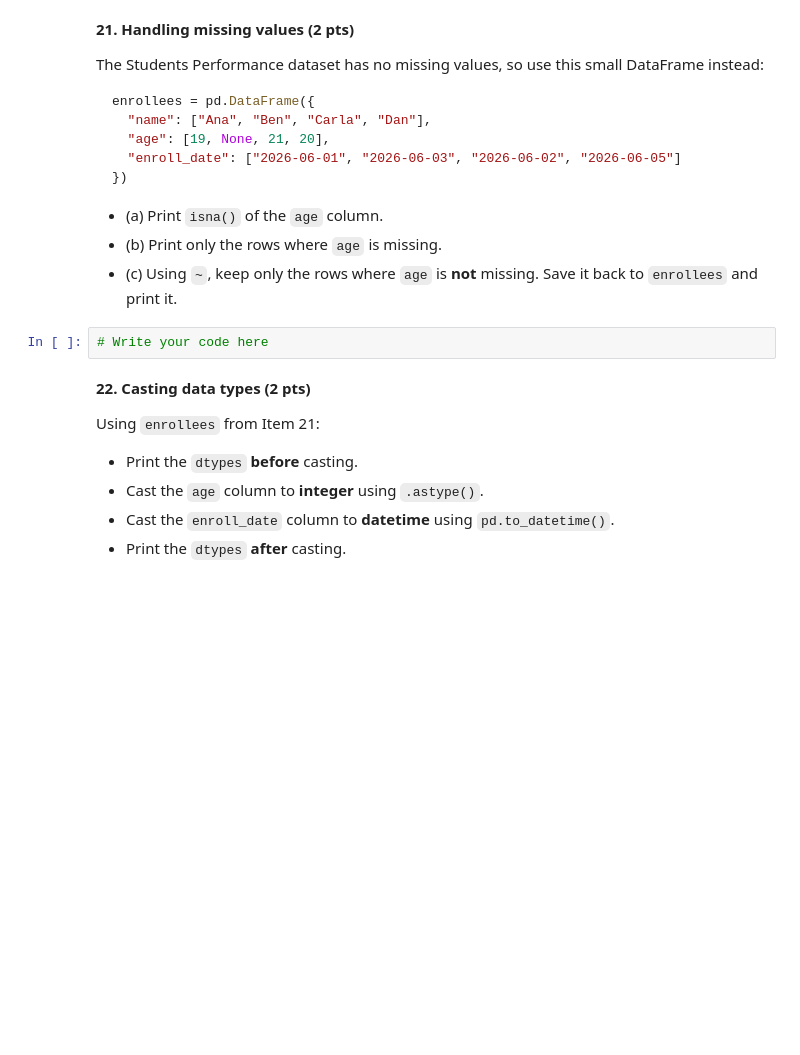
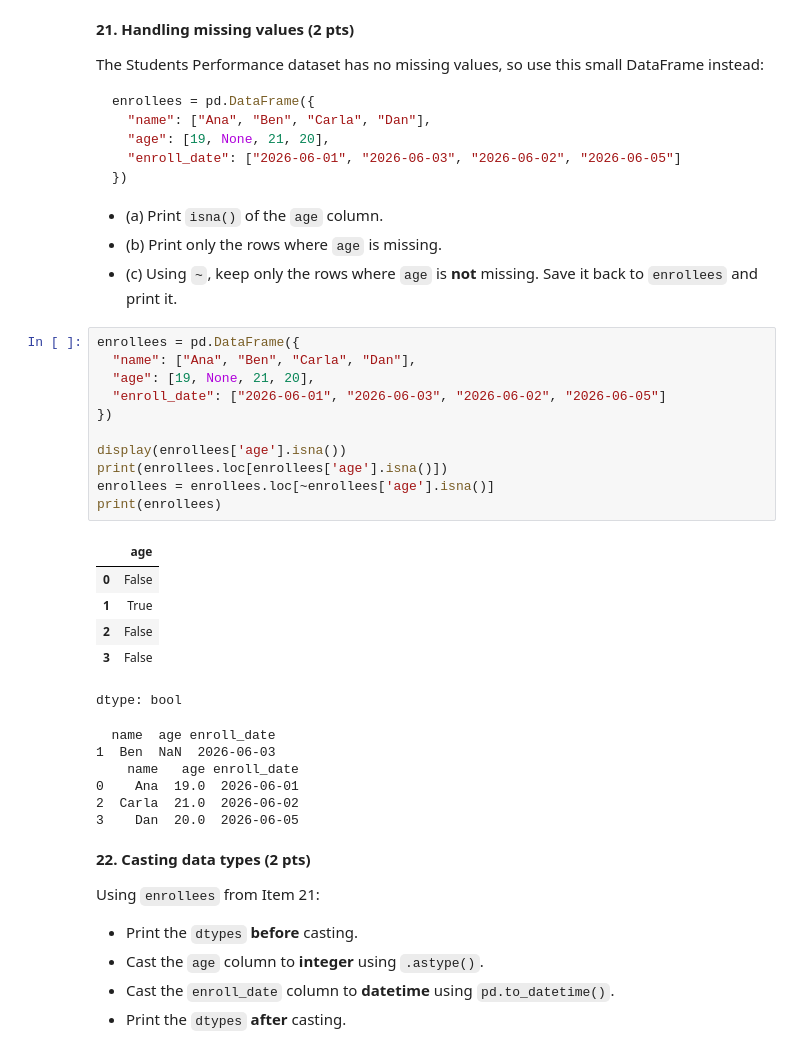
Before and after one commit to jp-dotosme/CCDATSCL-COM231ML-Dotosme, a Jupyter notebook: Exercise_2_DOTOSME_COM231ML.ipynb, the cells around one changed output. Drawn from its saved outputs; the diff is of its cells as text; blank space fills up the shorter version.

```diff
--- a/Exercise_2_DOTOSME_COM231ML.ipynb
+++ b/Exercise_2_DOTOSME_COM231ML.ipynb
@@ -280,8 +539,30 @@ enrollees = pd.DataFrame({
 - (a) Print `isna()` of the `age` column.
 - (b) Print only the rows where `age` is missing.
 - (c) Using `~`, keep only the rows where `age` is **not** missing. Save it back to `enrollees` and print it.
-# %%
-# Write your code here
+# %%
+enrollees = pd.DataFrame({
+  "name": ["Ana", "Ben", "Carla", "Dan"],
+  "age": [19, None, 21, 20],
+  "enroll_date": ["2026-06-01", "2026-06-03", "2026-06-02", "2026-06-05"]
+})
+
+display(enrollees['age'].isna())
+print(enrollees.loc[enrollees['age'].isna()])
+enrollees = enrollees.loc[~enrollees['age'].isna()]
+print(enrollees)
+# %% [output]
+|  | age |
+| 0 | False |
+| 1 | True |
+| 2 | False |
+| 3 | False |
+dtype: bool
+  name  age enroll_date
+1  Ben  NaN  2026-06-03
+    name   age enroll_date
+0    Ana  19.0  2026-06-01
+2  Carla  21.0  2026-06-02
+3    Dan  20.0  2026-06-05
 # %% [markdown]
 **22. Casting data types (2 pts)**
 
```
Also changed, not shown: parts of 45 cells of this notebook.
